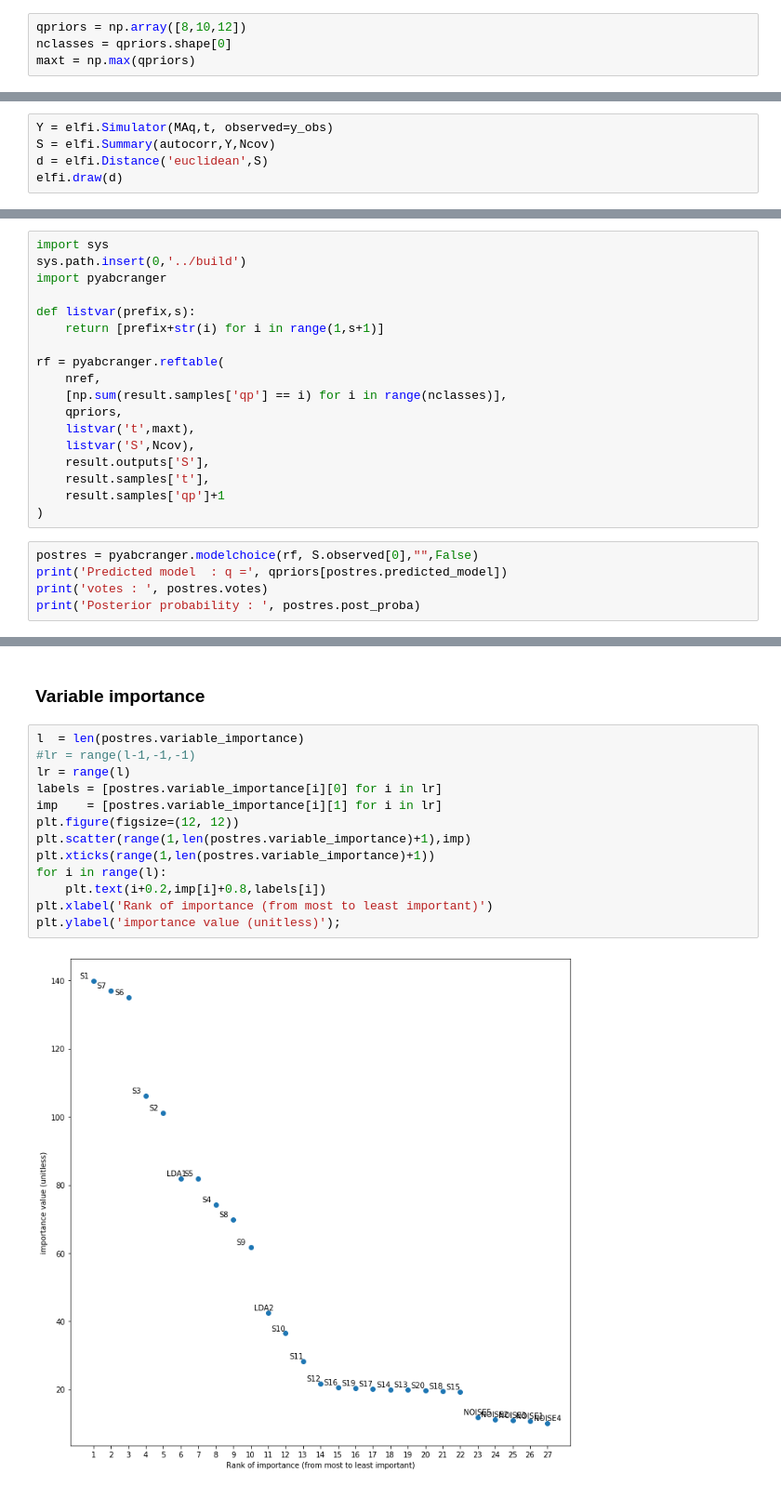
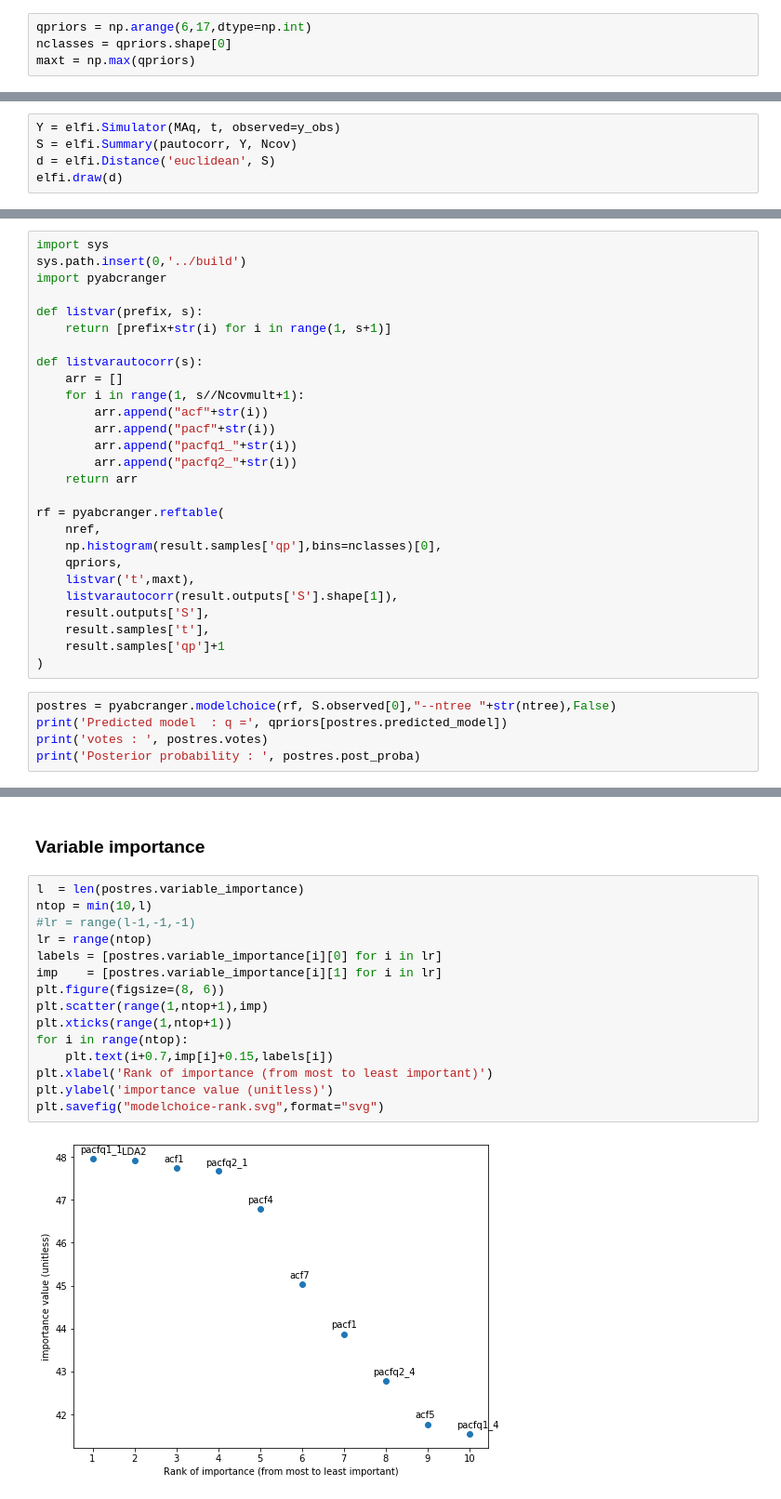
Before and after one commit to diyabc/abcranger, a Jupyter notebook: testpy/Model Choice Demo.ipynb, the cells around one changed output, grey strips where cells are left out. Shown at 93% size. Cells and saved outputs as stored; diff of their text form.

```diff
--- a/testpy/Model Choice Demo.ipynb
+++ b/testpy/Model Choice Demo.ipynb
@@ -97,4 +123,4 @@ Model choice tweak
 # %%
-qpriors = np.array([8,10,12])
+qpriors = np.arange(6,17,dtype=np.int)
 nclasses = qpriors.shape[0]
 maxt = np.max(qpriors)
@@ -135,9 +156,9 @@ tm = elfi.Prior(DependantPrior,t)
 # %% [markdown]
 Final stages, summary stats, simulator and distance
 # %%
-Y = elfi.Simulator(MAq,t, observed=y_obs)
-S = elfi.Summary(autocorr,Y,Ncov)
-d = elfi.Distance('euclidean',S)
+Y = elfi.Simulator(MAq, t, observed=y_obs)
+S = elfi.Summary(pautocorr, Y, Ncov)
+d = elfi.Distance('euclidean', S)
 elfi.draw(d)
 # %% [output]
 [drawing not drawn]
@@ -165,21 +186,30 @@ import sys
 sys.path.insert(0,'../build')
 import pyabcranger
 
-def listvar(prefix,s):
-    return [prefix+str(i) for i in range(1,s+1)]
+def listvar(prefix, s):
+    return [prefix+str(i) for i in range(1, s+1)]
+
+def listvarautocorr(s):
+    arr = []
+    for i in range(1, s//Ncovmult+1):
+        arr.append("acf"+str(i))
+        arr.append("pacf"+str(i))
+        arr.append("pacfq1_"+str(i))
+        arr.append("pacfq2_"+str(i))
+    return arr
 
 rf = pyabcranger.reftable(
     nref,
-    [np.sum(result.samples['qp'] == i) for i in range(nclasses)],
+    np.histogram(result.samples['qp'],bins=nclasses)[0],
     qpriors,
     listvar('t',maxt),
-    listvar('S',Ncov),
+    listvarautocorr(result.outputs['S'].shape[1]),
     result.outputs['S'],
     result.samples['t'],
     result.samples['qp']+1
 )
 # %%
-postres = pyabcranger.modelchoice(rf, S.observed[0],"",False)
+postres = pyabcranger.modelchoice(rf, S.observed[0],"--ntree "+str(ntree),False)
 print('Predicted model  : q =', qpriors[postres.predicted_model])
 print('votes : ', postres.votes)
 print('Posterior probability : ', postres.post_proba)
@@ -222,16 +252,18 @@ plt.ylabel('MSE OOB error');
 ### Variable importance
 # %%
 l  = len(postres.variable_importance)
+ntop = min(10,l)
 #lr = range(l-1,-1,-1)
-lr = range(l)
+lr = range(ntop)
 labels = [postres.variable_importance[i][0] for i in lr]
 imp    = [postres.variable_importance[i][1] for i in lr]
-plt.figure(figsize=(12, 12))
-plt.scatter(range(1,len(postres.variable_importance)+1),imp)
-plt.xticks(range(1,len(postres.variable_importance)+1))
-for i in range(l):
-    plt.text(i+0.2,imp[i]+0.8,labels[i])
+plt.figure(figsize=(8, 6))
+plt.scatter(range(1,ntop+1),imp)
+plt.xticks(range(1,ntop+1))
+for i in range(ntop):
+    plt.text(i+0.7,imp[i]+0.15,labels[i])
 plt.xlabel('Rank of importance (from most to least important)')
-plt.ylabel('importance value (unitless)');
+plt.ylabel('importance value (unitless)')
+plt.savefig("modelchoice-rank.svg",format="svg")
 # %% [output]
-[figure, old version]
+[figure, new version]
```
Also changed, not shown: parts of 24 cells of this notebook, 20 other files.
